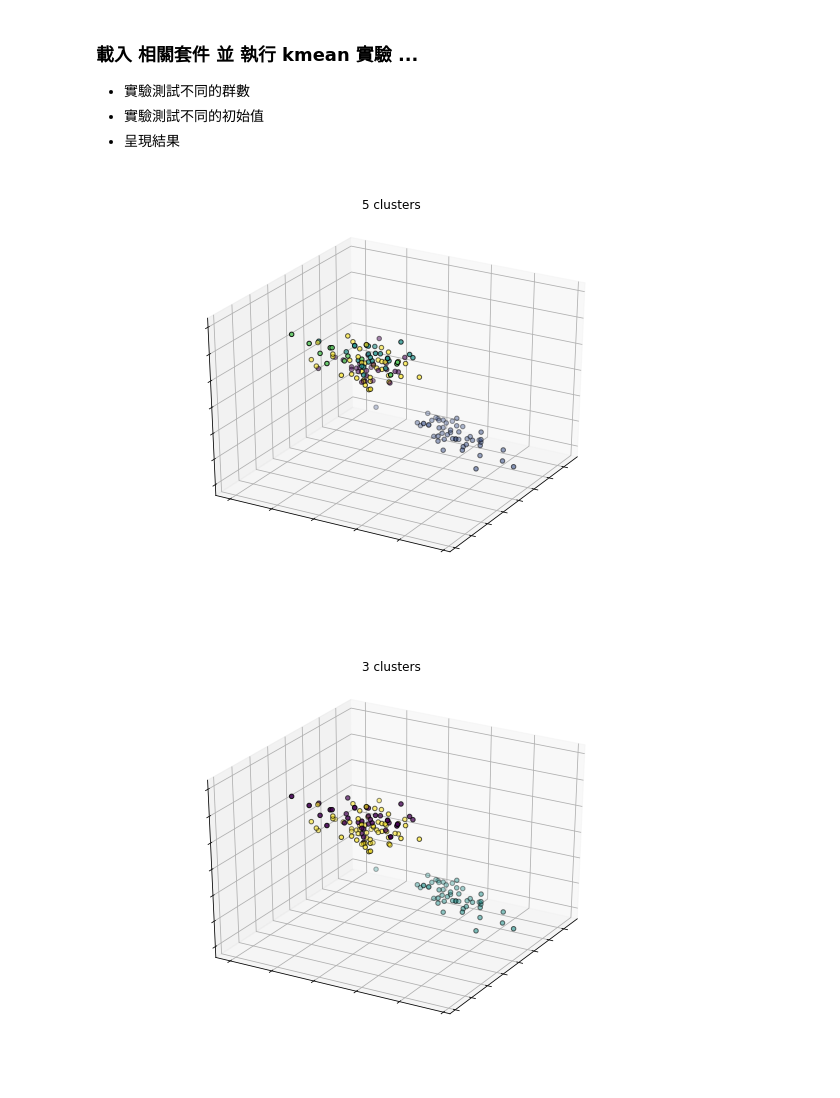
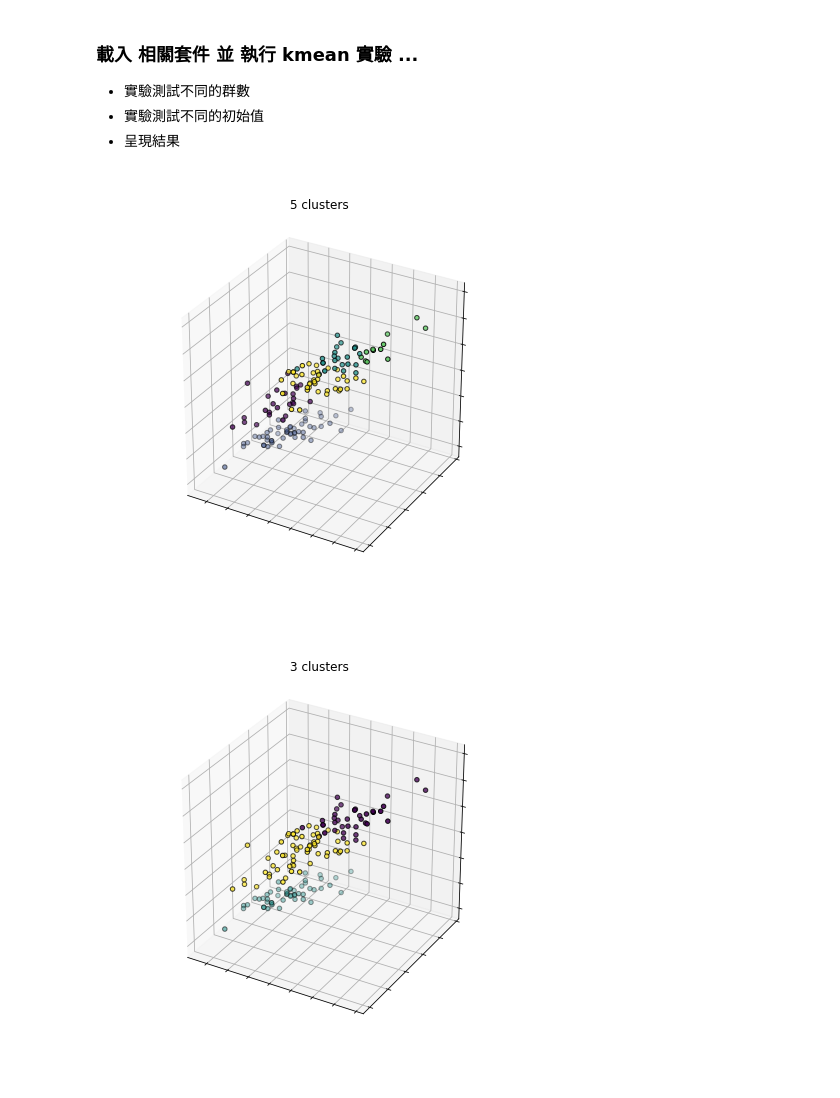
Before and after one commit to LiChengJhe/2nd-ML100Days, a Jupyter notebook: homework/Day_055_HW.ipynb, the cells around one changed output. Saved outputs shown, nothing was run; the diff lists cells and outputs as text; code cells hidden in the pictures.

```diff
--- a/homework/Day_055_HW.ipynb
+++ b/homework/Day_055_HW.ipynb
@@ -35,8 +35,8 @@ estimators = [('k_means_5', KMeans(n_clusters=5, n_init=100)),
 fignum = 1
 titles = ['5 clusters', '3 clusters', '3 clusters, bad initialization']
 for name, est in estimators:
-    fig = plt.figure(fignum, figsize=(4, 3))
-    ax = Axes3D(fig, rect=[0, 0, 2, 2], elev=30, azim=30)
+    fig = plt.figure(fignum, figsize=(6, 6))
+    ax = Axes3D(fig)
 
     ## fit data
     est.fit(X)
@@ -48,34 +48,34 @@ for name, est in estimators:
 
     ax.w_xaxis.set_ticklabels([])
     ax.w_yaxis.set_ticklabels([])
     ax.w_zaxis.set_ticklabels([])
     ax.set_title(titles[fignum - 1])
     ax.dist = 12
     fignum = fignum + 1
 
 # Plot the ground truth
-fig = plt.figure(fignum, figsize=(4, 3))
-ax = Axes3D(fig, rect=[0, 0, 2, 2], elev=30, azim=30)
+fig = plt.figure(fignum, figsize=(6, 6))
+ax = Axes3D(fig)
 
 for name, label in [('cls0', 0),
                     ('cls1', 1),
                     ('cls2', 2)]:
     ax.text3D(X[y == label, 0].mean(),
               X[y == label, 1].mean(),
               X[y == label, 2].mean() + 2, name,
               horizontalalignment='center',
               bbox=dict(alpha=.2, edgecolor='w', facecolor='w'))
 # Reorder the labels to have colors matching the cluster results
 y = np.choose(y, [0,1,2]).astype(np.float)
 ax.scatter(X[:, 0], X[:, 1], X[:, 2], c=y, edgecolor='k')
 
 ax.w_xaxis.set_ticklabels([])
 ax.w_yaxis.set_ticklabels([])
 ax.w_zaxis.set_ticklabels([])
 ax.set_title('Ground Truth')
 ax.dist = 12
 
 #fig.show()
 # %% [output]
-[figure, old version]
+[figure, new version]
-[figure, old version]
+[figure, new version]
```
Also changed, not shown: parts of 1 cell of this notebook.
